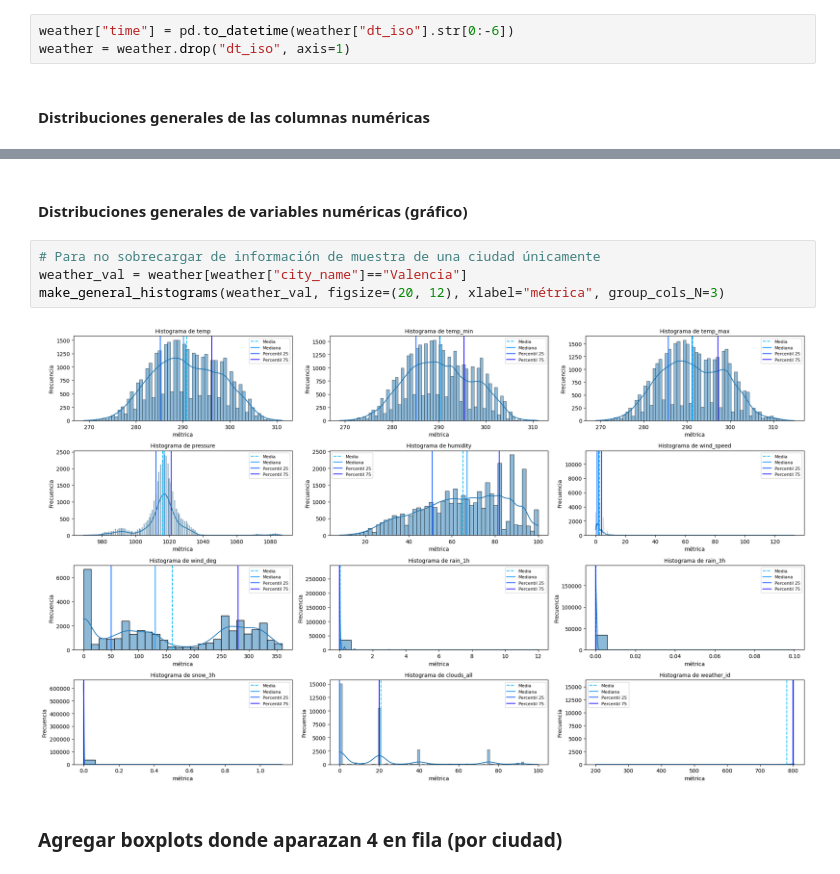
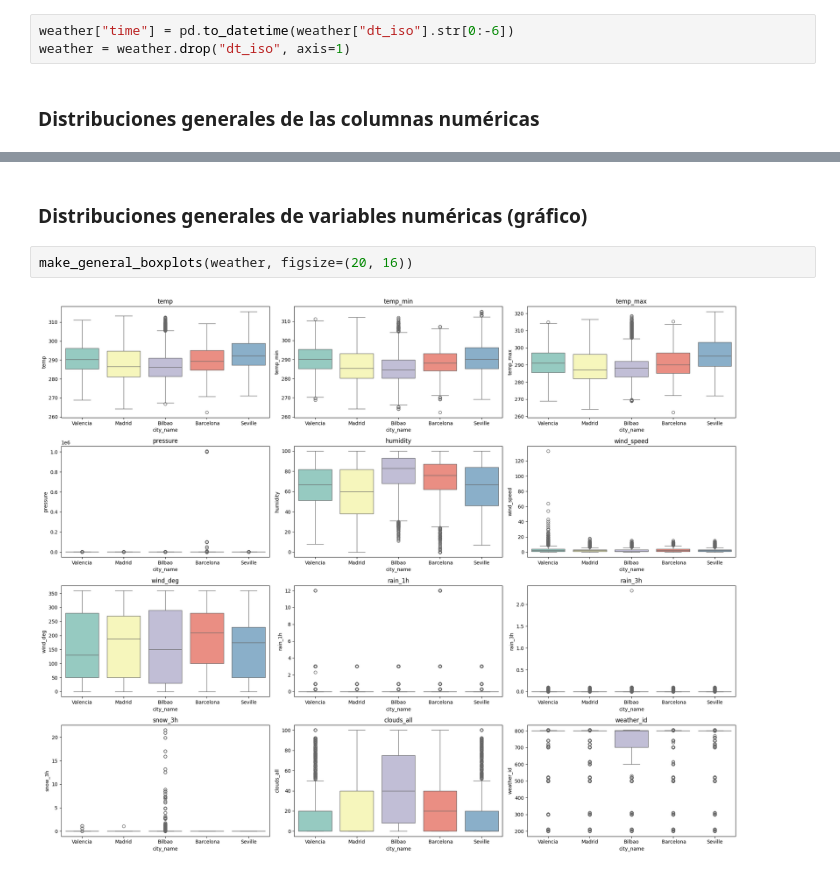
Before and after one commit to pablofem/TFM, a Jupyter notebook: EDA_TFM.ipynb, the cells around one changed output, grey strips where cells are left out. Saved outputs shown, nothing was run; the diff lists cells and outputs as text.

```diff
--- a/EDA_TFM.ipynb
+++ b/EDA_TFM.ipynb
@@ -122,8 +140,7 @@ pd.DataFrame(weather.dtypes).T
 weather["time"] = pd.to_datetime(weather["dt_iso"].str[0:-6])
 weather = weather.drop("dt_iso", axis=1)
 # %% [markdown]
-###
-**Distribuciones generales de las columnas numéricas**
+### **Distribuciones generales de las columnas numéricas**
 # %%
 weather.describe()
 # %% [output]
@@ -137,13 +154,8 @@ weather.describe()
 | 75% | 295.150000 | 293.730125 | 297.150000 | 1.022000e+03 | 87.000000 | 4.00000 | 270.000000 | 0.000000 | 0.000000 | 0.000000 | ... |
 | max | 315.600000 | 315.150000 | 321.150000 | 1.008371e+06 | 100.000000 | 133.00000 | 360.000000 | 12.000000 | 2.315000 | 21.500000 | ... |
 # %% [markdown]
-###
-**Distribuciones generales de variables numéricas (gráfico)**
+### **Distribuciones generales de variables numéricas (gráfico)**
-# %%
-# Para no sobrecargar de información de muestra de una ciudad únicamente
-weather_val = weather[weather["city_name"]=="Valencia"]
-make_general_histograms(weather_val, figsize=(20, 12), xlabel="métrica", group_cols_N=3)
-# %% [output]
-[figure, removed]
-# %% [markdown]
-### Agregar boxplots donde aparazan 4 en fila (por ciudad)
+# %%
+make_general_boxplots(weather, figsize=(20, 16))
+# %% [output]
+[figure, added]
```
Also changed, not shown: parts of 23 cells of this notebook, 1 other file.
